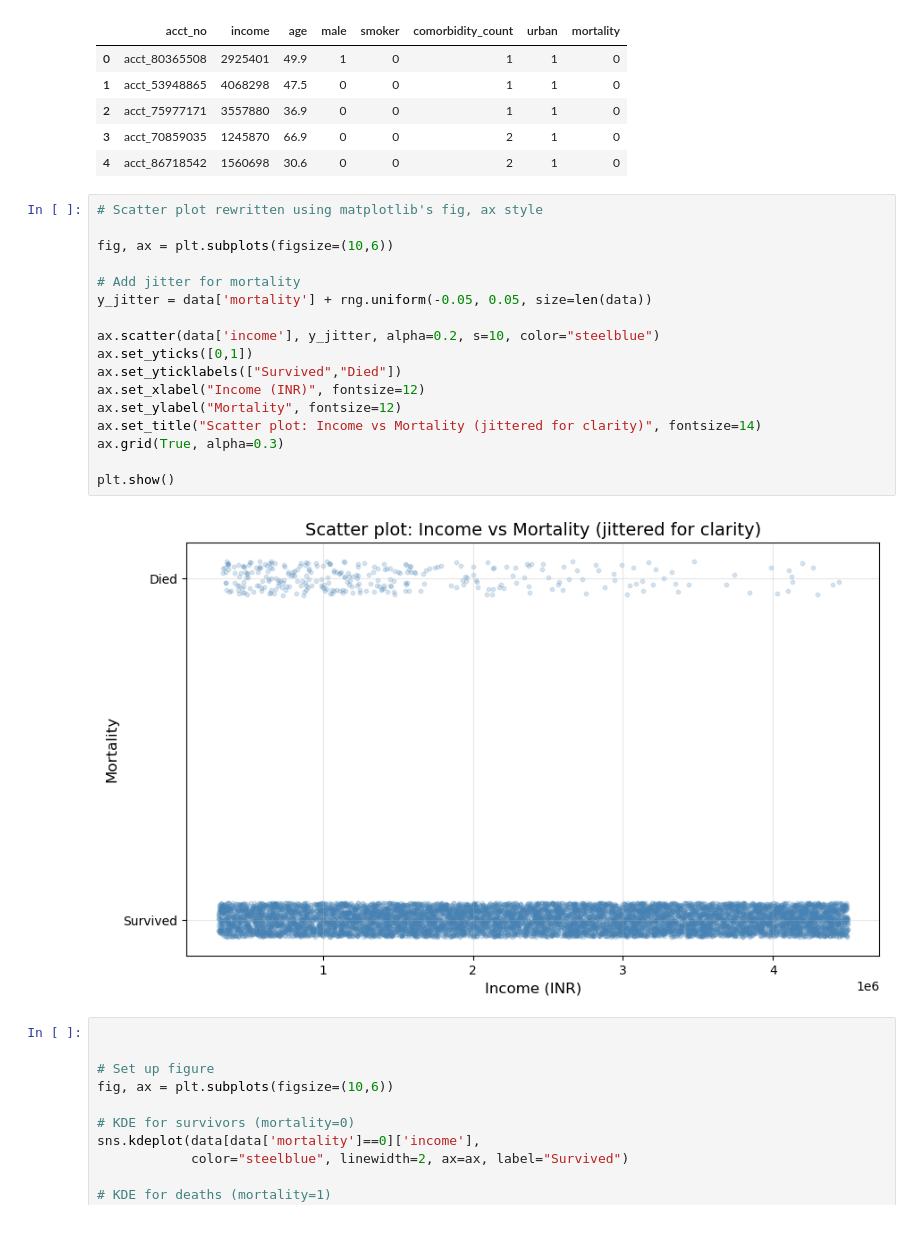
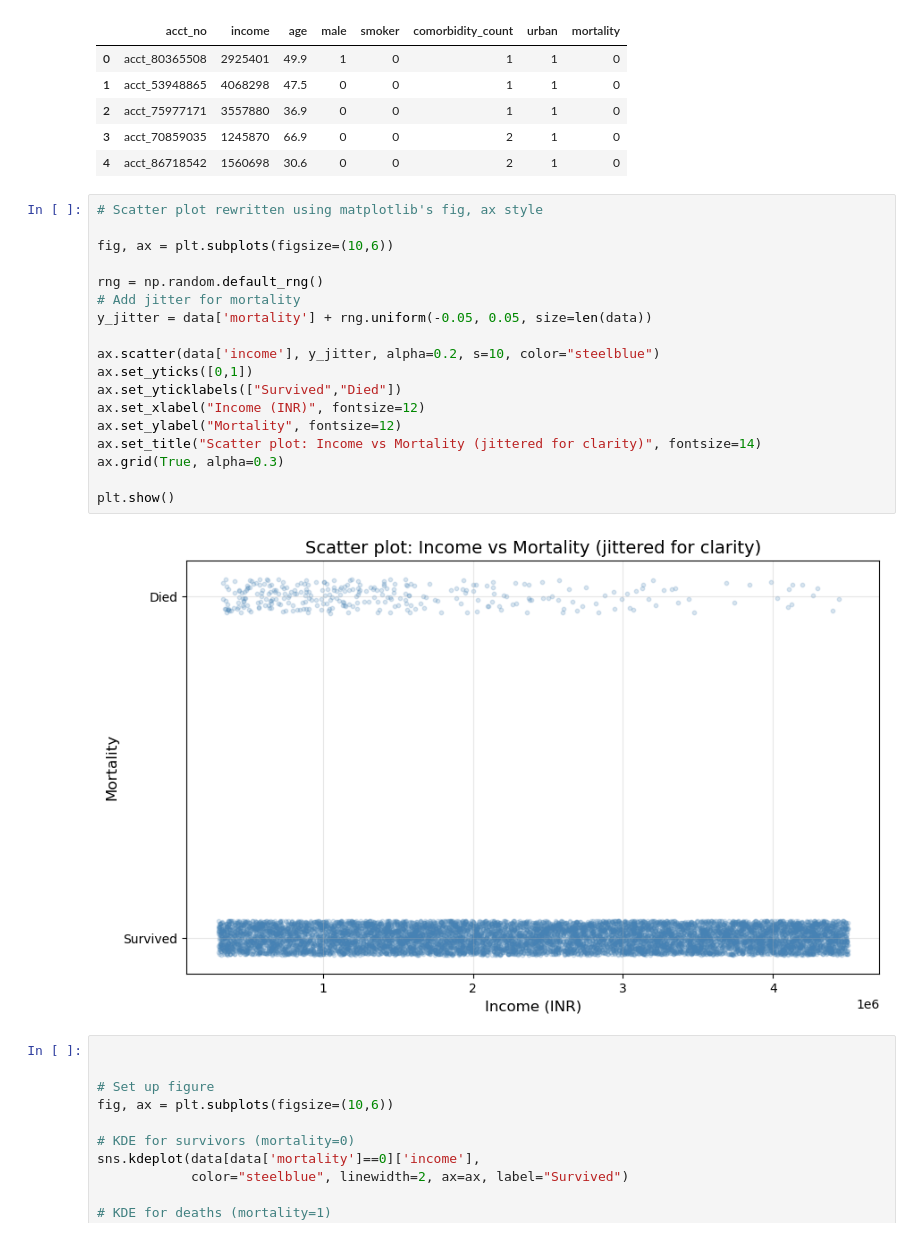
Before and after one commit to datastep-work/BYTE_CLASS_EXTERNAL, a Jupyter notebook: 2025-09-13/C02-MORTALITY-INCOME.ipynb, the cells around one changed output. Cells and saved outputs as stored; diff of their text form.

```diff
--- a/2025-09-13/C02-MORTALITY-INCOME.ipynb
+++ b/2025-09-13/C02-MORTALITY-INCOME.ipynb
@@ -21,22 +21,23 @@ data.head(5)
 # %%
 # Scatter plot rewritten using matplotlib's fig, ax style
 
 fig, ax = plt.subplots(figsize=(10,6))
 
+rng = np.random.default_rng()
 # Add jitter for mortality
 y_jitter = data['mortality'] + rng.uniform(-0.05, 0.05, size=len(data))
 
 ax.scatter(data['income'], y_jitter, alpha=0.2, s=10, color="steelblue")
 ax.set_yticks([0,1])
 ax.set_yticklabels(["Survived","Died"])
 ax.set_xlabel("Income (INR)", fontsize=12)
 ax.set_ylabel("Mortality", fontsize=12)
 ax.set_title("Scatter plot: Income vs Mortality (jittered for clarity)", fontsize=14)
 ax.grid(True, alpha=0.3)
 
 plt.show()
 # %% [output]
-[figure, old version]
+[figure, new version]
 # %%
 
 
```
